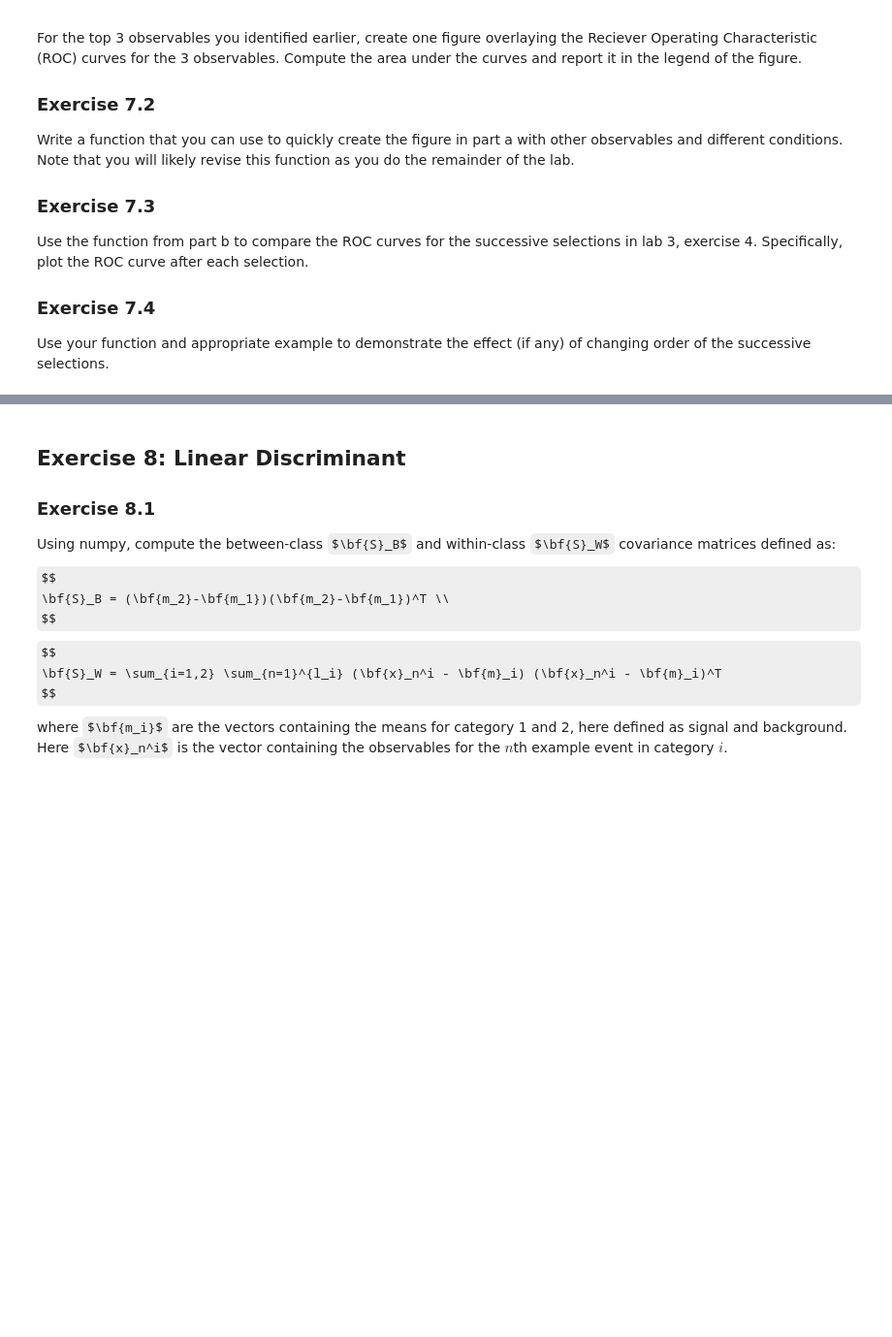
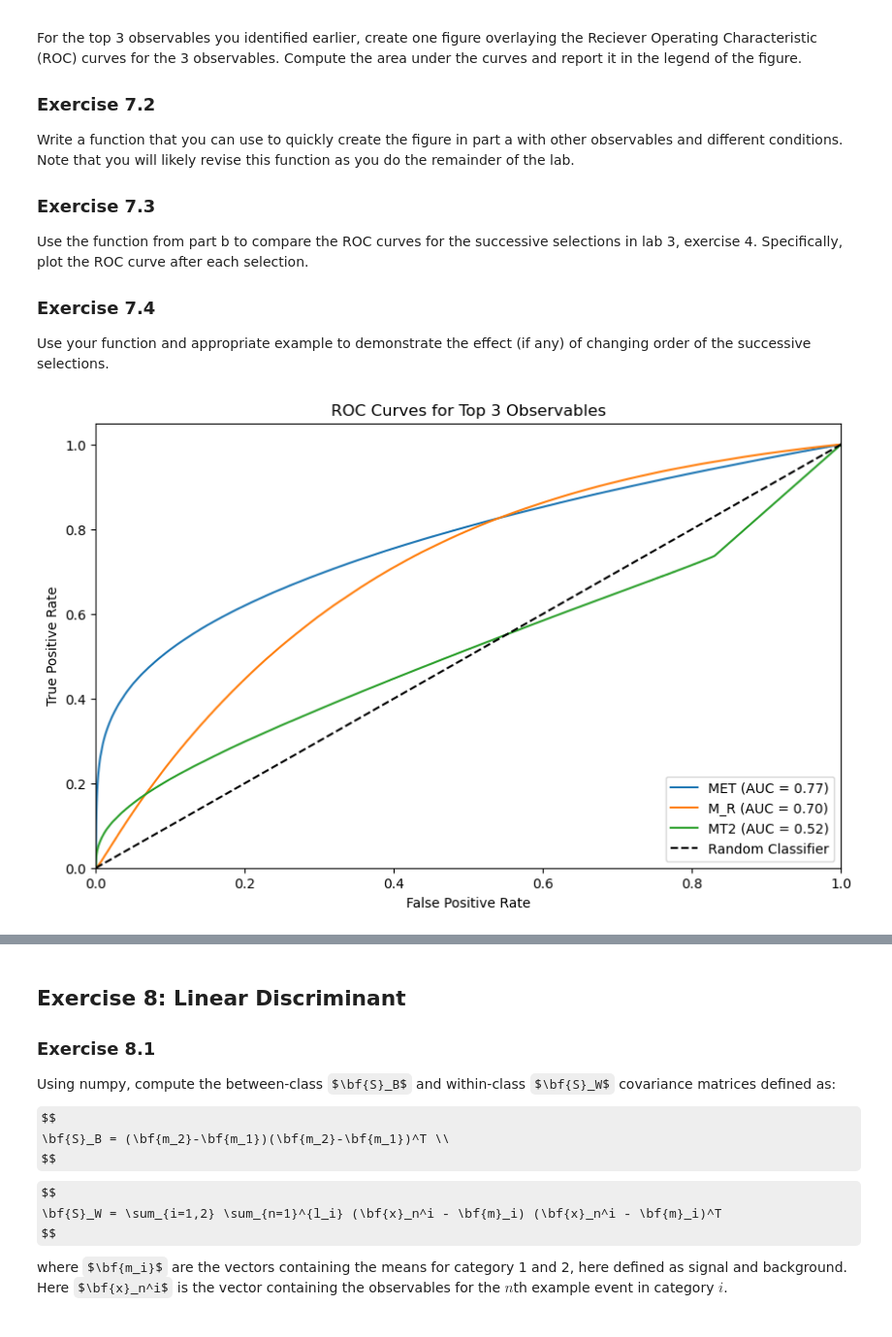
Before and after one commit to philipstringer/DATA3402.Spring.2025, a Jupyter notebook: Labs/Lab.7/Lab.7.Solution.ipynb, the cells around one changed output, grey strips where cells are left out. Shown at 97% size. Saved outputs shown, nothing was run; the diff lists cells and outputs as text; code cells hidden in the pictures; some formulas as TeX source; blank space fills up the shorter version.

```diff
--- a/Labs/Lab.7/Lab.7.Solution.ipynb
+++ b/Labs/Lab.7/Lab.7.Solution.ipynb
@@ -651,3 +621,41 @@ Use the function from part b to compare the ROC curves for the successive select
 
 ### Exercise 7.4
 Use your function and appropriate example to demonstrate the effect (if any) of changing order of the successive selections.
+# %%
+import matplotlib.pyplot as plt
+from sklearn.metrics import roc_curve, auc
+
+# Function to calculate ROC and AUC for a given feature
+def plot_roc_curve(df_sig, df_bkg, features):
+    plt.figure(figsize=(10, 6))
+
+    # Loop through each feature to plot ROC curve
+    for feature in features:
+        # Concatenate signal and background data
+        y_true = np.concatenate([np.ones(len(df_sig)), np.zeros(len(df_bkg))])
+        y_scores = np.concatenate([df_sig[feature], df_bkg[feature]])
+
+        # Calculate the ROC curve
+        fpr, tpr, _ = roc_curve(y_true, y_scores)
+        auc_score = auc(fpr, tpr)
+
+        # Plot ROC curve
+        plt.plot(fpr, tpr, label=f'{feature} (AUC = {auc_score:.2f})')
+
+    # Plotting formatting
+    plt.plot([0, 1], [0, 1], 'k--', label="Random Classifier")
+    plt.xlim([0.0, 1.0])
+    plt.ylim([0.0, 1.05])
+    plt.xlabel('False Positive Rate')
+    plt.ylabel('True Positive Rate')
+    plt.title('ROC Curves for Top 3 Observables')
+    plt.legend(loc="lower right")
+    plt.show()
+
+# Define the top 3 observables based on previous analysis
+top_3_observables = ["MET", "M_R", "MT2"]
+
+# Plot ROC curves for the top 3 observables
+plot_roc_curve(df_sig, df_bkg, top_3_observables)
+# %% [output]
+[figure, added]
```
Also changed, not shown: parts of 20 cells of this notebook.
